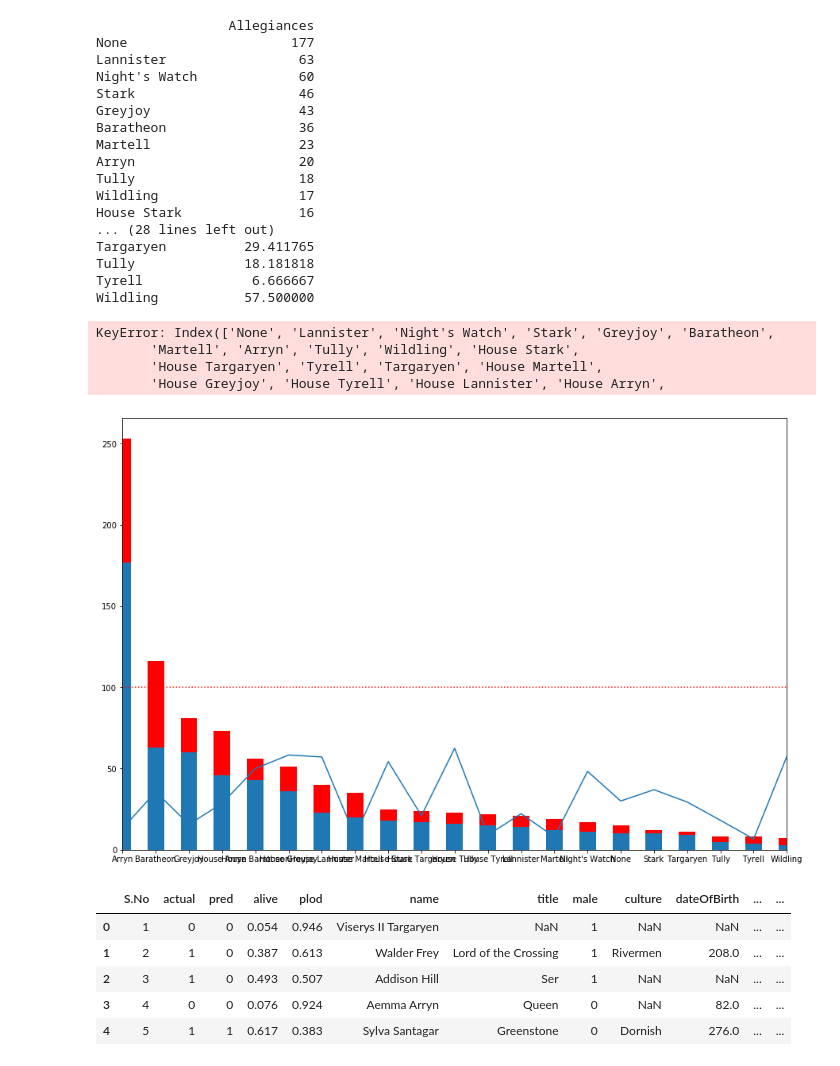
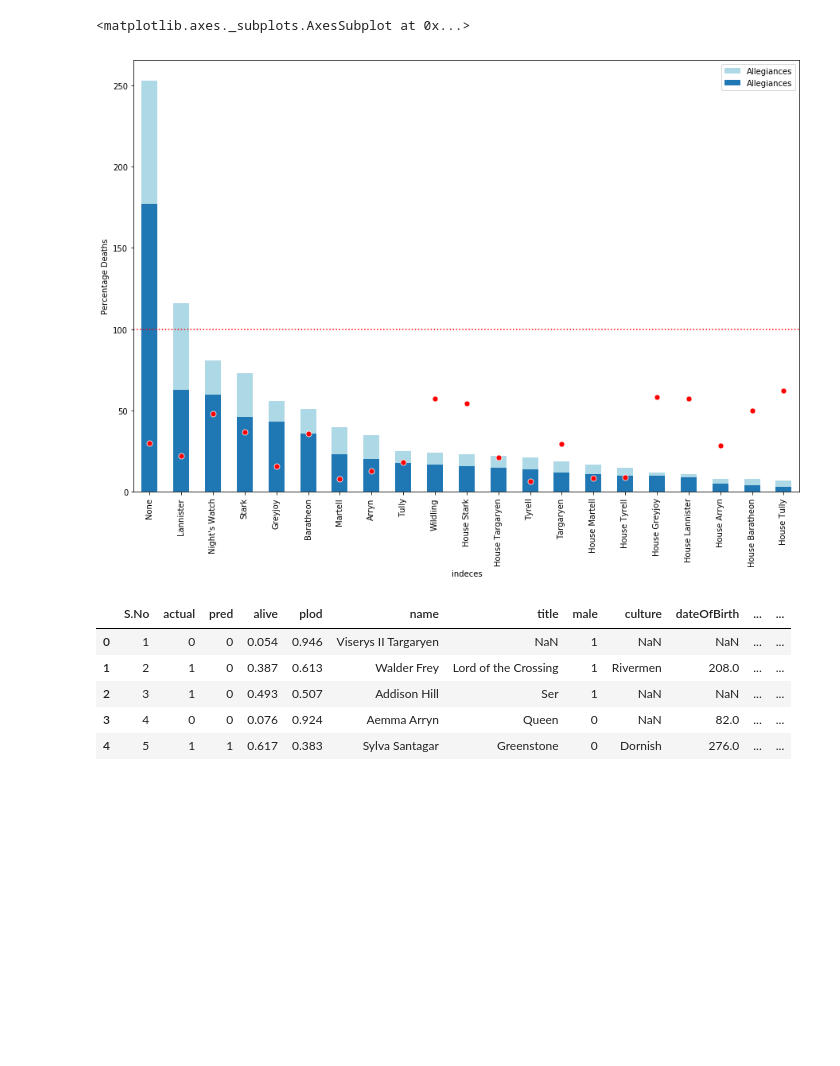
Before and after one commit to renzuos/ACC_Presentation, a Jupyter notebook: Untitled.ipynb, the cells around one changed output. Drawn from its saved outputs; the diff is of its cells as text; code cells hidden in the pictures; blank space fills up the shorter version.

```diff
--- a/Untitled.ipynb
+++ b/Untitled.ipynb
@@ -18,52 +18,28 @@ df_deaths.head()
 # %%
 allegiances = df_deaths[["Allegiances","Death Year"]]
 allegiances.head()
 fig, axes = plt.subplots(nrows=1,ncols=1,figsize=(15,10), sharey = True, sharex = True)
 plt.axhline(y=100, color='r', linestyle='dotted')
 
 # plot all allegiances at the beginning of the series
 x = allegiances["Allegiances"].value_counts()
-x.plot(kind = "bar", color ="Red")
+x.plot(kind = "bar", color ="Lightblue")
 x_frame = x.to_frame()
 
 # and after the deaths
 deaths = allegiances[allegiances["Death Year"].isnull()]
 y = deaths["Allegiances"].value_counts()
 y.plot(kind = "bar")
 y_frame = y.to_frame()
 
-print(y_frame)
 
-f =(1-(y/x))*100
-f_frame = f.to_frame()
-print(f_frame)
-f.plot()
-f_frame.sort_values(by=y_frame.index)
-#f_frame['ion']= f_frame.index
-print(f_frame)
+new_frame = pd.DataFrame(index=y_frame.index)
+new_frame["Percentage Deaths"] = (1-y_frame["Allegiances"]/x_frame["Allegiances"])*100
+new_frame["indeces"] = new_frame.index
+sns.scatterplot(data = new_frame, y = "Percentage Deaths", x = "indeces", color ="Red", zorder=10, s=50)
 # %% [output]
-                 Allegiances
-None                     177
-Lannister                 63
-Night's Watch             60
-Stark                     46
-Greyjoy                   43
-Baratheon                 36
-Martell                   23
-Arryn                     20
-Tully                     18
-Wildling                  17
-House Stark               16
-... (28 lines left out)
-Targaryen          29.411765
-Tully              18.181818
-Tyrell              6.666667
-Wildling           57.500000
+<matplotlib.axes._subplots.AxesSubplot at 0x...>
-KeyError: Index(['None', 'Lannister', 'Night's Watch', 'Stark', 'Greyjoy', 'Baratheon',
-       'Martell', 'Arryn', 'Tully', 'Wildling', 'House Stark',
-       'House Targaryen', 'Tyrell', 'Targaryen', 'House Martell',
-       'House Greyjoy', 'House Tyrell', 'House Lannister', 'House Arryn',
-[figure, old version]
+[figure, new version]
 # %%
 df_predictions.head()
 # %% [output]
```
